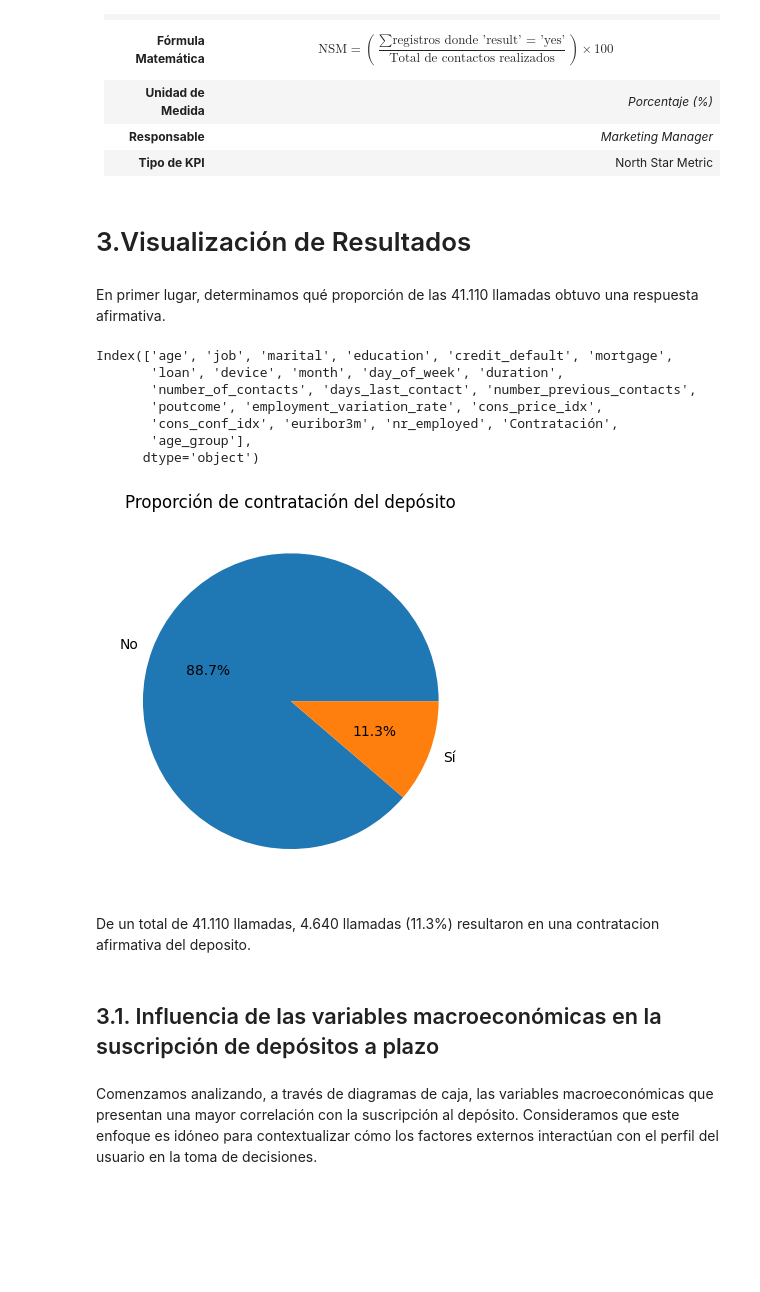
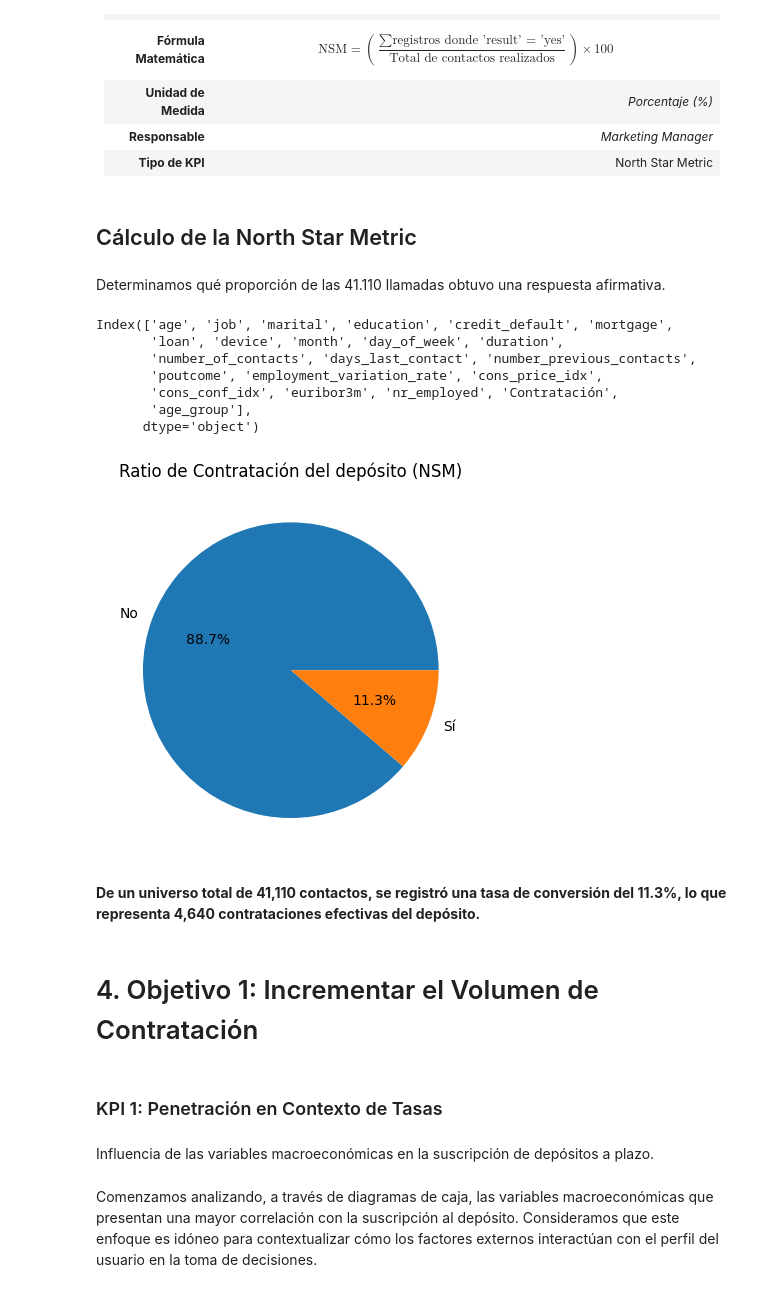
Before and after one commit to arnausans23/data-analytics-tfm, a Jupyter notebook: 1_analisis_datos_v2.ipynb, the cells around one changed output. Saved outputs shown, nothing was run; the diff lists cells and outputs as text; code cells hidden in the pictures; blank space fills up the shorter version.

```diff
--- a/1_analisis_datos_v2.ipynb
+++ b/1_analisis_datos_v2.ipynb
@@ -767,10 +770,10 @@ Número de outliers en la columna "nr_employed": 0
 | **Unidad de Medida** | _Porcentaje (%)_ |
 | **Responsable** | _Marketing Manager_ |
 | **Tipo de KPI** | North Star Metric |
-# %% [markdown]
-# 3.Visualización de Resultados
+# %% [markdown]
+## Cálculo de la North Star Metric
 # %% [markdown]
-En primer lugar, determinamos qué proporción de las 41.110 llamadas obtuvo una respuesta afirmativa.
+Determinamos qué proporción de las 41.110 llamadas obtuvo una respuesta afirmativa.
 # %%
 print(df_clean.columns)
 # %% [output]
@@ -784,18 +787,22 @@ Index(['age', 'job', 'marital', 'education', 'credit_default', 'mortgage',
 # %%
 trad_result = {'yes': 'Sí', 'no': 'No'}
 
 df_plot = df_clean.copy()
 df_plot['result_es'] = df_plot['Contratación'].map(trad_result)
 
 df_plot['result_es'].value_counts().plot.pie(autopct='%1.1f%%')
-plt.title('Proporción de contratación del depósito')
+plt.title('Ratio de Contratación del depósito (NSM)')
 plt.ylabel('')
 plt.show()
 # %% [output]
-[figure, old version]
+[figure, new version]
-# %% [markdown]
-De un total de 41.110 llamadas, 4.640 llamadas (11.3%) resultaron en una contratacion afirmativa del deposito.
+# %% [markdown]
+**De un universo total de 41,110 contactos, se registró una tasa de conversión del 11.3%, lo que representa 4,640 contrataciones efectivas del depósito.**
+# %% [markdown]
+# 4. Objetivo 1: Incrementar el Volumen de Contratación
+# %% [markdown]
+### KPI 1: Penetración en Contexto de Tasas
 # %% [markdown]
-## 3.1. Influencia de las variables macroeconómicas en la suscripción de depósitos a plazo
+Influencia de las variables macroeconómicas en la suscripción de depósitos a plazo.
 # %% [markdown]
 Comenzamos analizando, a través de diagramas de caja, las variables macroeconómicas que presentan una mayor correlación con la suscripción al depósito. Consideramos que este enfoque es idóneo para contextualizar cómo los factores externos interactúan con el perfil del usuario en la toma de decisiones.
```
Also changed, not shown: parts of 40 cells of this notebook.
